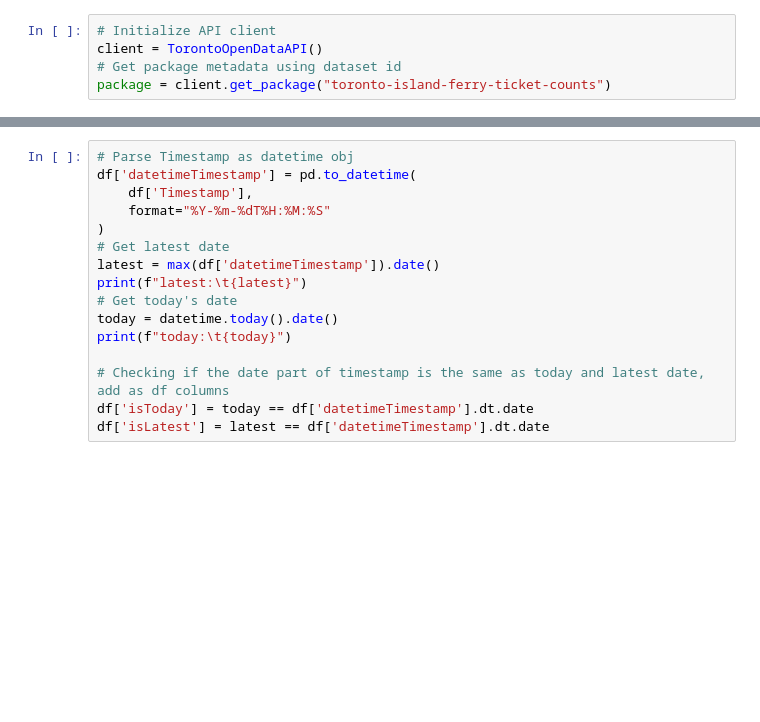
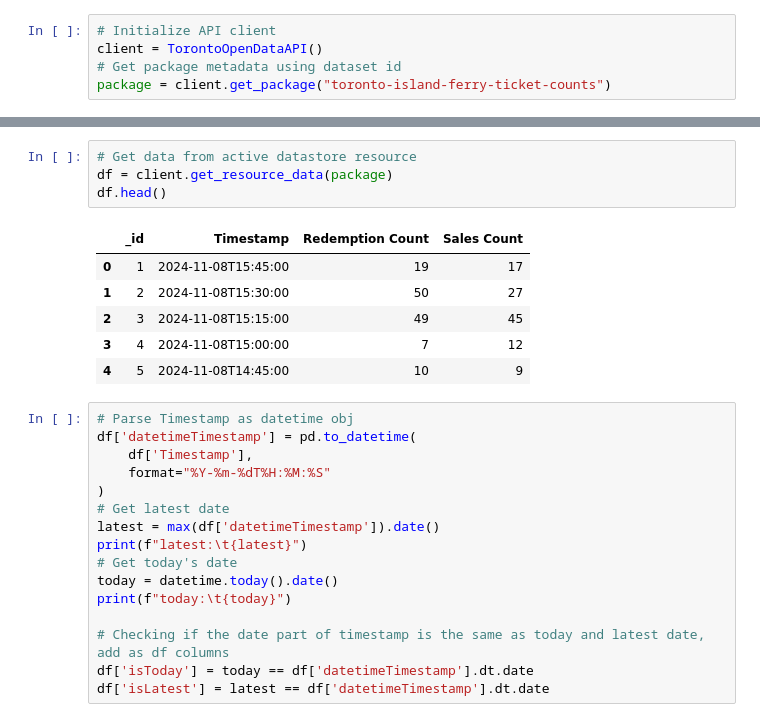
Before and after one commit to tsbarr/toronto-open-data, a Jupyter notebook: ferry_tickets/notebooks/01_data_collection.ipynb, the cells around one changed output, grey strips where cells are left out. Cells and saved outputs as stored; diff of their text form; blank space fills up the shorter version.

```diff
--- a/ferry_tickets/notebooks/01_data_collection.ipynb
+++ b/ferry_tickets/notebooks/01_data_collection.ipynb
@@ -59,3 +36,14 @@ done!
+# %%
+# Get data from active datastore resource
+df = client.get_resource_data(package)
+df.head()
+# %% [output]
+|  | _id | Timestamp | Redemption Count | Sales Count |
+| 0 | 1 | 2024-11-08T15:45:00 | 19 | 17 |
+| 1 | 2 | 2024-11-08T15:30:00 | 50 | 27 |
+| 2 | 3 | 2024-11-08T15:15:00 | 49 | 45 |
+| 3 | 4 | 2024-11-08T15:00:00 | 7 | 12 |
+| 4 | 5 | 2024-11-08T14:45:00 | 10 | 9 |
 # %%
 # Parse Timestamp as datetime obj
 df['datetimeTimestamp'] = pd.to_datetime(
```
Also changed, not shown: parts of 4 cells of this notebook, 1 other file.
